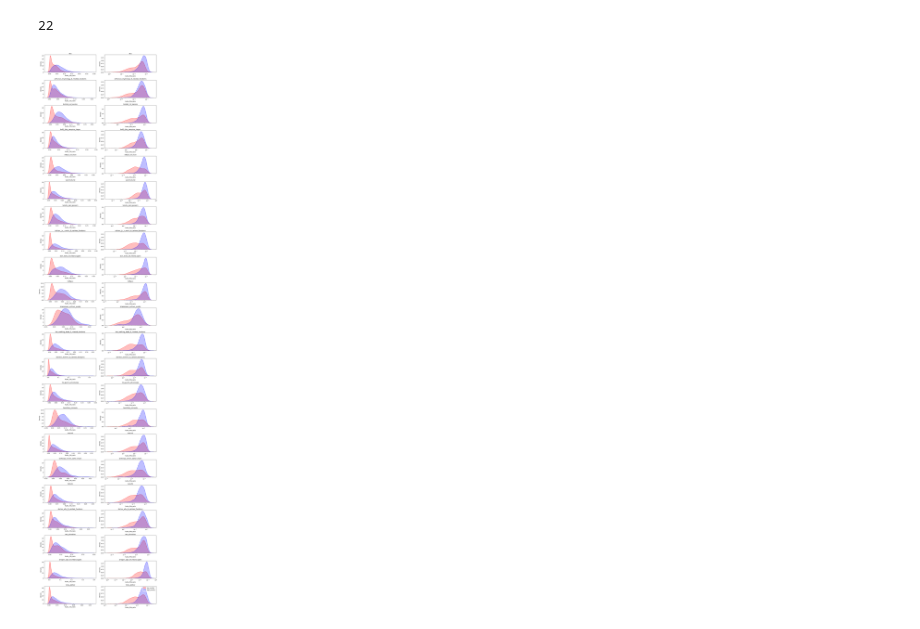
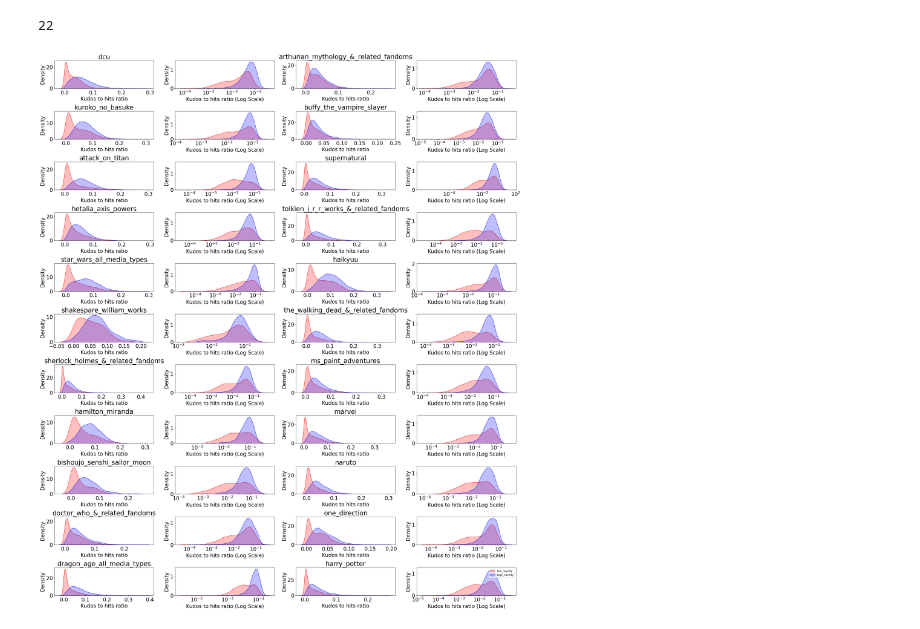
Before and after one commit to DevinW-sudo/ao3, a Jupyter notebook: exps/20230203_kudos_to_hits_kdes/20230216_kde_all_fanfiction_categories.ipynb, the cells around one changed output. Drawn from its saved outputs; the diff is of its cells as text; code cells hidden in the pictures.

```diff
--- a/exps/20230203_kudos_to_hits_kdes/20230216_kde_all_fanfiction_categories.ipynb
+++ b/exps/20230203_kudos_to_hits_kdes/20230216_kde_all_fanfiction_categories.ipynb
@@ -27,40 +27,61 @@ def remove_0_and_nan_values(df, novelty):
 all_lda_df = None
 
 # create a figure large enough for 44 subplots
-fig, ax = plt.subplots(22, 2, figsize=(13, 60))
+fig, ax = plt.subplots(11, 4, figsize=(26, 30))
 row_count = 0
+curr = 1
+col = 0
 
 # loop through every file in current directory
 for file in os.listdir():
     if file.endswith('.tsv'):
         fandom_name = file.replace('_lda_with_dist_merged_chs_no_crossover_20211216.tsv', '')
         lda_df = pd.read_csv(file, sep='\t')
         lda_df = remove_0_and_nan_values(lda_df, 'JSD')
         # sort by JSD values
         lda_df = lda_df.sort_values(by='JSD')
 
         # loop over all rows in lda_df, add a
         # column for Kudos/Hits ratio
         for index, row in lda_df.iterrows():
             lda_df.loc[index, 'kudos_hits_ratio'] = row['Kudos'] / row['Hits']
 
         # assign low to bottom 25% and high to top 25%
         low = lda_df.iloc[:int(len(lda_df)/4)]
         high = lda_df.iloc[int(len(lda_df)*3/4):]
 
         # plot the KDEs within the subplot
-        sns.kdeplot(low['kudos_hits_ratio'], ax=ax[row_count,0], color='red', shade=True, label='low_novelty')
-        sns.kdeplot(high['kudos_hits_ratio'], ax=ax[row_count,0], color='blue', shade=True, label='high_novelty')
-        ax[row_count,0].set_title(fandom_name)
+        sns.kdeplot(low['kudos_hits_ratio'], ax=ax[row_count,col], color='red', shade=True, label='low_novelty')
+        sns.kdeplot(high['kudos_hits_ratio'], ax=ax[row_count,col], color='blue', shade=True, label='high_novelty')
+        # ax[row_count,0].set_title(fandom_name)
 
-        sns.kdeplot(low['kudos_hits_ratio'], ax=ax[row_count,1], color='red', shade=True, label='low_novelty', log_scale=True)
-        sns.kdeplot(high['kudos_hits_ratio'], ax=ax[row_count,1], color='blue', shade=True, label='high_novelty', log_scale=True)
-        ax[row_count,1].set_title(fandom_name)
+        ax[row_count,col].set_xlabel('Kudos to hits ratio', fontsize=20)
+        ax[row_count,col].set_ylabel('Density', fontsize=20)
+        # change xtick label size
+        ax[row_count,col].tick_params(axis='x', labelsize=20)
+        ax[row_count,col].tick_params(axis='y', labelsize=20)
 
-        row_count += 1
+        sns.kdeplot(low['kudos_hits_ratio'], ax=ax[row_count,col+1], color='red', shade=True, label='low_novelty', log_scale=True)
+        sns.kdeplot(high['kudos_hits_ratio'], ax=ax[row_count,col+1], color='blue', shade=True, label='high_novelty', log_scale=True)
+        ax[row_count,col].set_title(fandom_name, fontsize=25)
+
+        ax[row_count,col+1].set_xlabel('Kudos to hits ratio (Log Scale)', fontsize=20)
+        ax[row_count,col+1].set_ylabel('Density', fontsize=20)
+        # change xtick label size
+        ax[row_count,col+1].tick_params(axis='x', labelsize=20)
+        ax[row_count,col+1].tick_params(axis='y', labelsize=20)
+
+        if curr % 2 == 0:
+            row_count += 1
+            col = 0
+        else:
+            col = 2
+
+        curr += 1
 
 plt.legend()
 plt.tight_layout()
-plt.savefig('kudos_hits_ratio_kde_plot_topic_novelty_top_bottom_25p_each_fanfiction_category.png')
+os.chdir('../../ao3/exps/20230203_kudos_to_hits_kdes')
+plt.savefig('kudos_hits_ratio_kde_plot_topic_novelty_top_bottom_25p_each_fanfiction_category.pdf')
 # %% [output]
-[figure, old version]
+[figure, new version]
```
Also changed, not shown: 2 other files.
